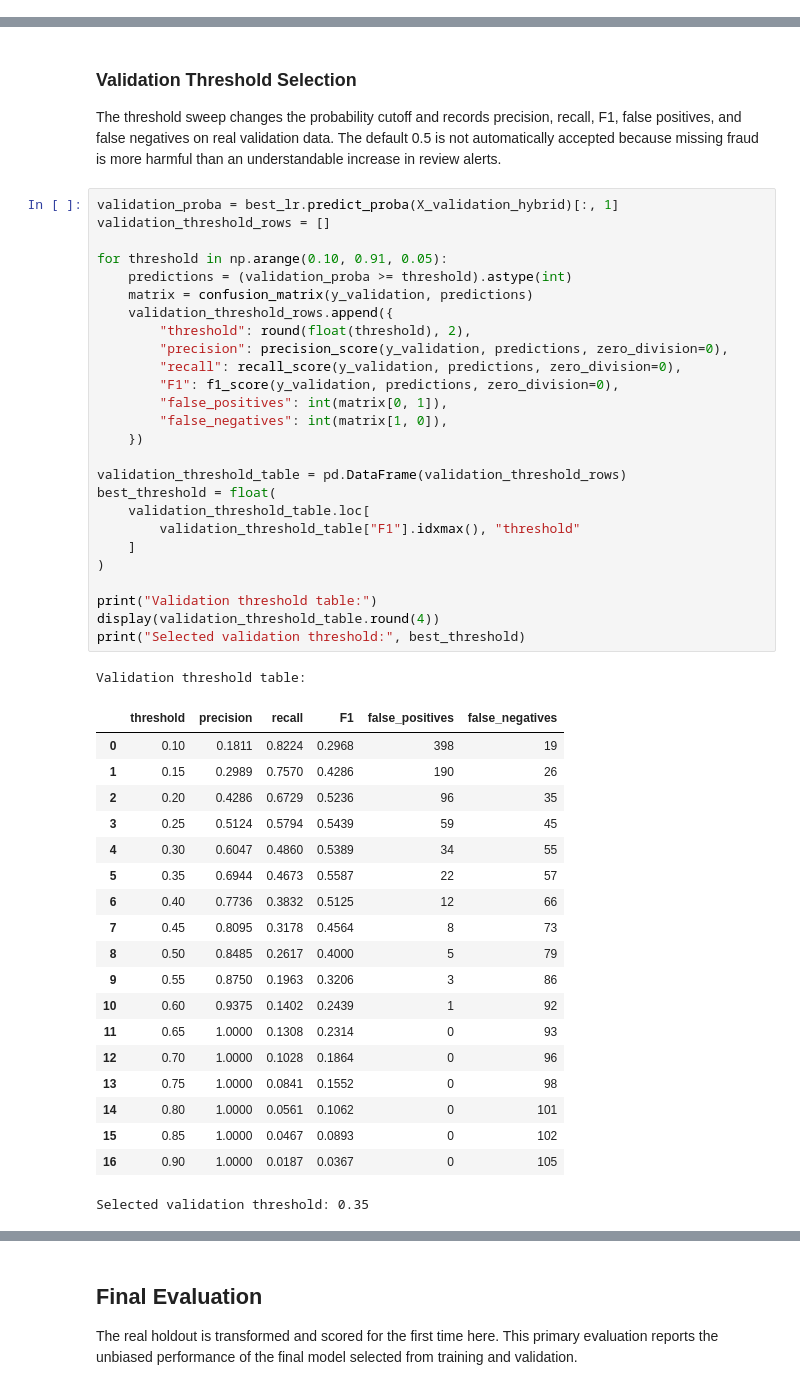
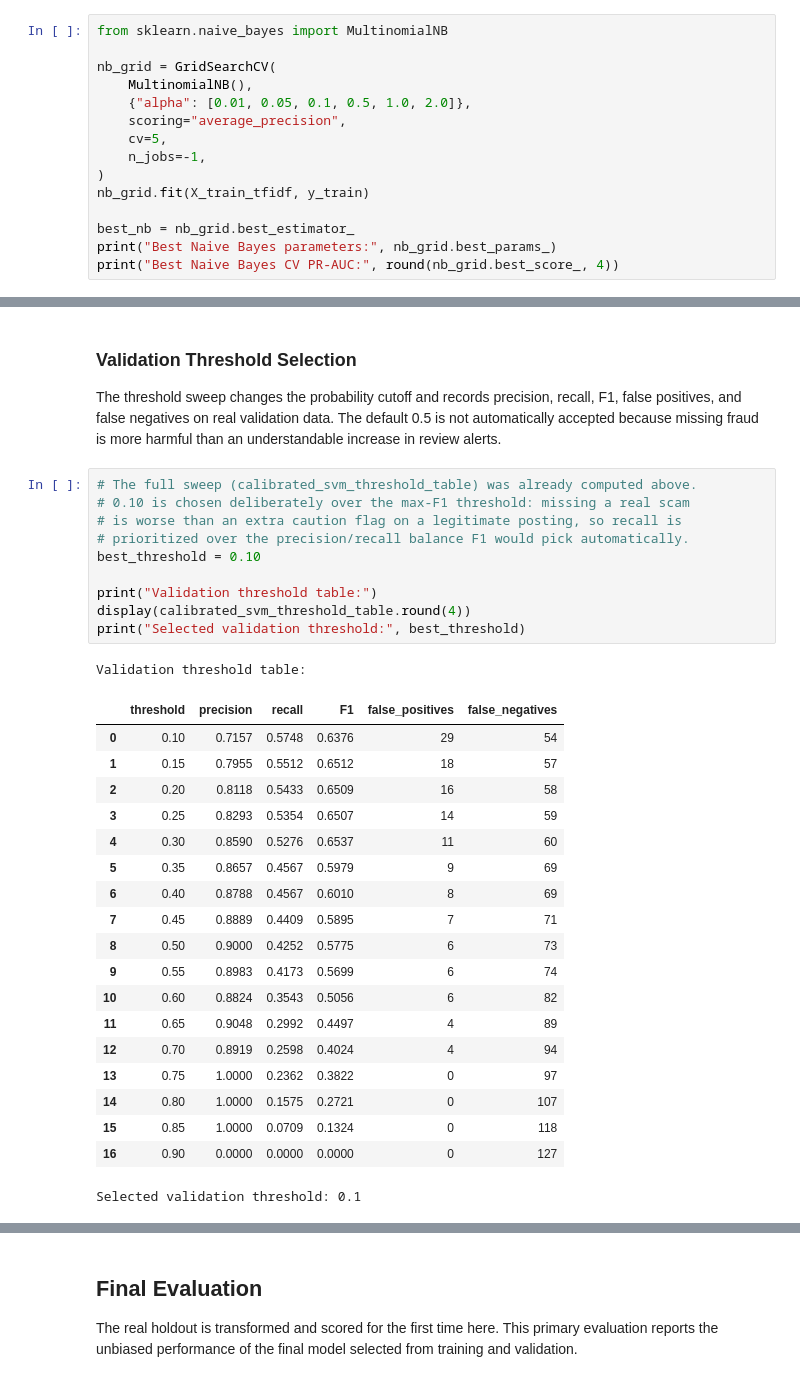
Before and after one commit to group2DS/job-scam-detection, a Jupyter notebook: notebooks/01_job_scam_detection.ipynb, the cells around one changed output, grey strips where cells are left out. Drawn from its saved outputs; the diff is of its cells as text.

```diff
--- a/notebooks/01_job_scam_detection.ipynb
+++ b/notebooks/01_job_scam_detection.ipynb
@@ -2361,0 +2469,15 @@ Best Logistic Regression CV PR-AUC: 0.9904
+# %%
+from sklearn.naive_bayes import MultinomialNB
+
+nb_grid = GridSearchCV(
+    MultinomialNB(),
+    {"alpha": [0.01, 0.05, 0.1, 0.5, 1.0, 2.0]},
+    scoring="average_precision",
+    cv=5,
+    n_jobs=-1,
+)
+nb_grid.fit(X_train_tfidf, y_train)
+
+best_nb = nb_grid.best_estimator_
+print("Best Naive Bayes parameters:", nb_grid.best_params_)
+print("Best Naive Bayes CV PR-AUC:", round(nb_grid.best_score_, 4))
@@ -2364,52 +2677,36 @@ Best Logistic Regression CV PR-AUC: 0.9904
 
 The threshold sweep changes the probability cutoff and records precision, recall, F1, false positives, and false negatives on real validation data. The default 0.5 is not automatically accepted because missing fraud is more harmful than an understandable increase in review alerts.
 # %%
-validation_proba = best_lr.predict_proba(X_validation_hybrid)[:, 1]
-validation_threshold_rows = []
-
-for threshold in np.arange(0.10, 0.91, 0.05):
-    predictions = (validation_proba >= threshold).astype(int)
-    matrix = confusion_matrix(y_validation, predictions)
-    validation_threshold_rows.append({
-        "threshold": round(float(threshold), 2),
-        "precision": precision_score(y_validation, predictions, zero_division=0),
-        "recall": recall_score(y_validation, predictions, zero_division=0),
-        "F1": f1_score(y_validation, predictions, zero_division=0),
-        "false_positives": int(matrix[0, 1]),
-        "false_negatives": int(matrix[1, 0]),
-    })
-
-validation_threshold_table = pd.DataFrame(validation_threshold_rows)
-best_threshold = float(
-    validation_threshold_table.loc[
-        validation_threshold_table["F1"].idxmax(), "threshold"
-    ]
-)
+# The full sweep (calibrated_svm_threshold_table) was already computed above.
+# 0.10 is chosen deliberately over the max-F1 threshold: missing a real scam
+# is worse than an extra caution flag on a legitimate posting, so recall is
+# prioritized over the precision/recall balance F1 would pick automatically.
+best_threshold = 0.10
 
 print("Validation threshold table:")
-display(validation_threshold_table.round(4))
+display(calibrated_svm_threshold_table.round(4))
 print("Selected validation threshold:", best_threshold)
 # %% [output]
 Validation threshold table:
 |  | threshold | precision | recall | F1 | false_positives | false_negatives |
-| 0 | 0.10 | 0.1811 | 0.8224 | 0.2968 | 398 | 19 |
-| 1 | 0.15 | 0.2989 | 0.7570 | 0.4286 | 190 | 26 |
-| 2 | 0.20 | 0.4286 | 0.6729 | 0.5236 | 96 | 35 |
-| 3 | 0.25 | 0.5124 | 0.5794 | 0.5439 | 59 | 45 |
-| 4 | 0.30 | 0.6047 | 0.4860 | 0.5389 | 34 | 55 |
-| 5 | 0.35 | 0.6944 | 0.4673 | 0.5587 | 22 | 57 |
-| 6 | 0.40 | 0.7736 | 0.3832 | 0.5125 | 12 | 66 |
-| 7 | 0.45 | 0.8095 | 0.3178 | 0.4564 | 8 | 73 |
-| 8 | 0.50 | 0.8485 | 0.2617 | 0.4000 | 5 | 79 |
-| 9 | 0.55 | 0.8750 | 0.1963 | 0.3206 | 3 | 86 |
-| 10 | 0.60 | 0.9375 | 0.1402 | 0.2439 | 1 | 92 |
-| 11 | 0.65 | 1.0000 | 0.1308 | 0.2314 | 0 | 93 |
-| 12 | 0.70 | 1.0000 | 0.1028 | 0.1864 | 0 | 96 |
-| 13 | 0.75 | 1.0000 | 0.0841 | 0.1552 | 0 | 98 |
-| 14 | 0.80 | 1.0000 | 0.0561 | 0.1062 | 0 | 101 |
-| 15 | 0.85 | 1.0000 | 0.0467 | 0.0893 | 0 | 102 |
-| 16 | 0.90 | 1.0000 | 0.0187 | 0.0367 | 0 | 105 |
+| 0 | 0.10 | 0.7157 | 0.5748 | 0.6376 | 29 | 54 |
+| 1 | 0.15 | 0.7955 | 0.5512 | 0.6512 | 18 | 57 |
+| 2 | 0.20 | 0.8118 | 0.5433 | 0.6509 | 16 | 58 |
+| 3 | 0.25 | 0.8293 | 0.5354 | 0.6507 | 14 | 59 |
+| 4 | 0.30 | 0.8590 | 0.5276 | 0.6537 | 11 | 60 |
+| 5 | 0.35 | 0.8657 | 0.4567 | 0.5979 | 9 | 69 |
+| 6 | 0.40 | 0.8788 | 0.4567 | 0.6010 | 8 | 69 |
+| 7 | 0.45 | 0.8889 | 0.4409 | 0.5895 | 7 | 71 |
+| 8 | 0.50 | 0.9000 | 0.4252 | 0.5775 | 6 | 73 |
+| 9 | 0.55 | 0.8983 | 0.4173 | 0.5699 | 6 | 74 |
+| 10 | 0.60 | 0.8824 | 0.3543 | 0.5056 | 6 | 82 |
+| 11 | 0.65 | 0.9048 | 0.2992 | 0.4497 | 4 | 89 |
+| 12 | 0.70 | 0.8919 | 0.2598 | 0.4024 | 4 | 94 |
+| 13 | 0.75 | 1.0000 | 0.2362 | 0.3822 | 0 | 97 |
+| 14 | 0.80 | 1.0000 | 0.1575 | 0.2721 | 0 | 107 |
+| 15 | 0.85 | 1.0000 | 0.0709 | 0.1324 | 0 | 118 |
+| 16 | 0.90 | 0.0000 | 0.0000 | 0.0000 | 0 | 127 |
-Selected validation threshold: 0.35
+Selected validation threshold: 0.1
 # %% [markdown]
 ### Final Development Fit
 
```
Also changed, not shown: parts of 142 cells of this notebook.
